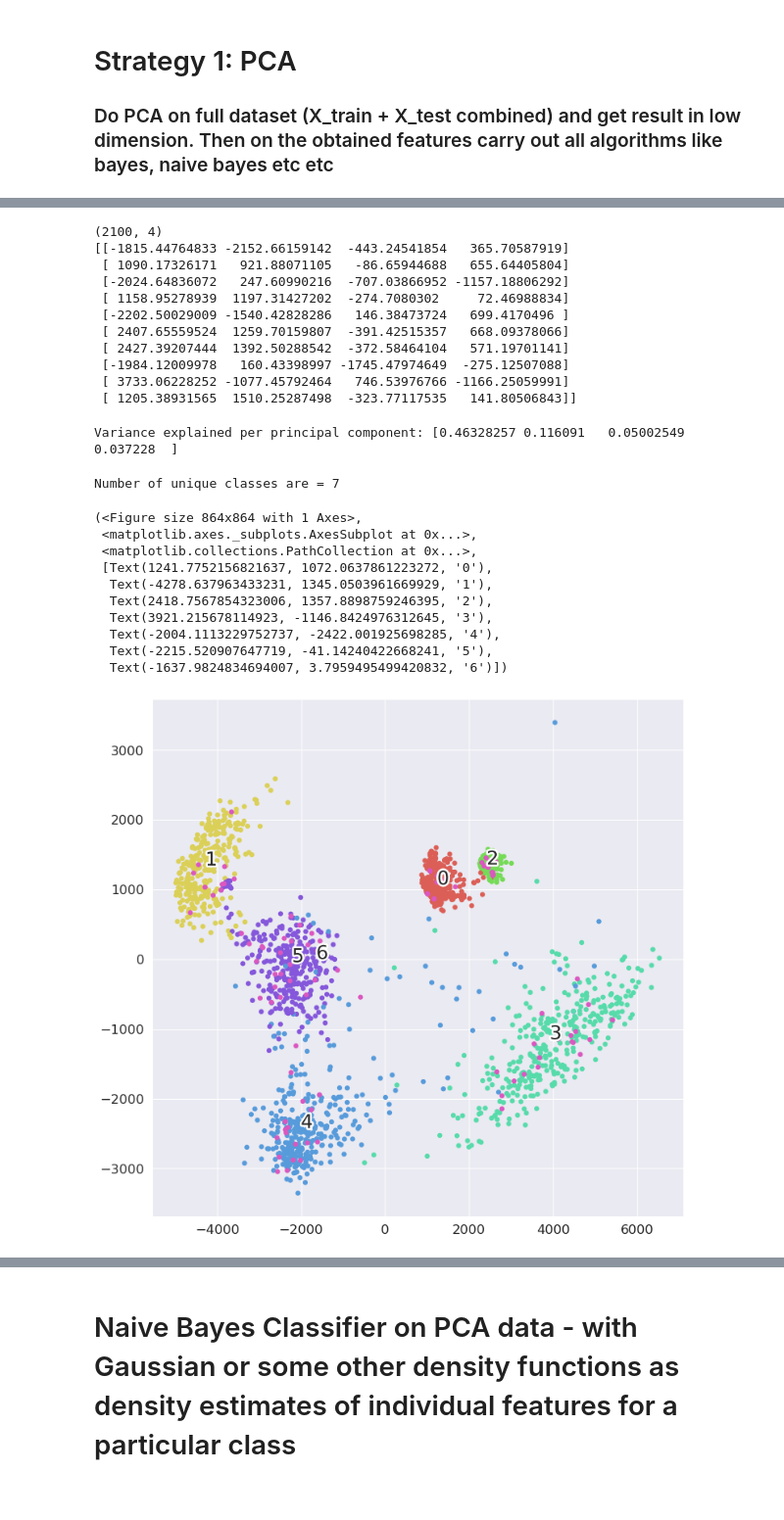
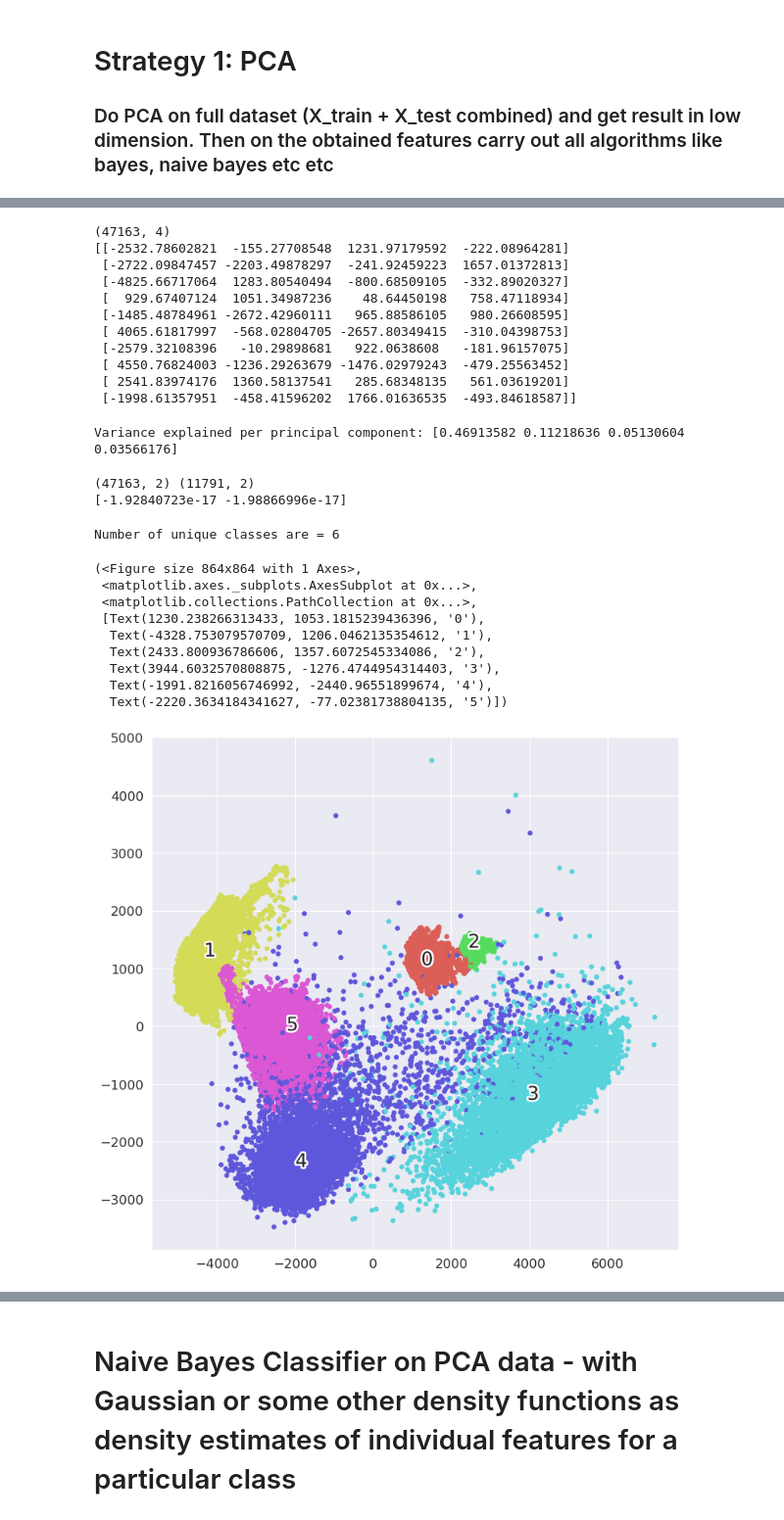
Before and after one commit to HarmanDotpy/ML-Assignment1, a Jupyter notebook: Medical_MNIST.ipynb, the cells around one changed output, grey strips where cells are left out. Shown at 98% size. Saved outputs shown, nothing was run; the diff lists cells and outputs as text; code cells hidden in the pictures.

```diff
--- a/Medical_MNIST.ipynb
+++ b/Medical_MNIST.ipynb
@@ -39,8 +40,10 @@ test = np.load('Medical_test.npy')
 np.random.shuffle(train)
 np.random.shuffle(test)
 #splitting into x and y - for both train and test sets
-X_train, y_train = train[:trainsub, :-1], train[:trainsub, -1]
-X_test, y_test = test[:testsub, :-1], test[:testsub, -1]
+# X_train, y_train = train[:trainsub, :-1], train[:trainsub, -1]
+# X_test, y_test = test[:testsub, :-1], test[:testsub, -1]
+X_train, y_train = train[:, :-1], train[:, -1]
+X_test, y_test = test[:, :-1], test[:, -1]
 # %%
 print(X_train.shape, y_train.shape, X_test.shape, y_test.shape)
 # %% [output]
@@ -224,8 +194,8 @@ time_start = time.time()
 
 pca = PCA(n_components=4)
 # print(X_train.shape)
-assert(np.concatenate((X_train,X_test), axis = 0).shape == (X_test.shape[0]+X_train.shape[0], X_test.shape[1]))
-pca_result = pca.fit_transform(np.concatenate((X_train,X_test), axis = 0))
+# assert(np.concatenate((X_train,X_test), axis = 0).shape == (X_test.shape[0]+X_train.shape[0], X_test.shape[1]))
+pca_result = pca.fit_transform(X_train)
 
 print('PCA done! Time elapsed: {} seconds'.format(time.time()-time_start))
 # %% [output]
@@ -234,17 +204,17 @@ PCA done! Time elapsed: 0.3559145927429199 seconds
 print(pca_result.shape)
 print(pca_result[0:10])
 # %% [output]
-(2100, 4)
-[[-1815.44764833 -2152.66159142  -443.24541854   365.70587919]
- [ 1090.17326171   921.88071105   -86.65944688   655.64405804]
- [-2024.64836072   247.60990216  -707.03866952 -1157.18806292]
- [ 1158.95278939  1197.31427202  -274.7080302     72.46988834]
- [-2202.50029009 -1540.42828286   146.38473724   699.4170496 ]
- [ 2407.65559524  1259.70159807  -391.42515357   668.09378066]
- [ 2427.39207444  1392.50288542  -372.58464104   571.19701141]
- [-1984.12009978   160.43398997 -1745.47974649  -275.12507088]
- [ 3733.06228252 -1077.45792464   746.53976766 -1166.25059991]
- [ 1205.38931565  1510.25287498  -323.77117535   141.80506843]]
+(47163, 4)
+[[-2532.78602821  -155.27708548  1231.97179592  -222.08964281]
+ [-2722.09847457 -2203.49878297  -241.92459223  1657.01372813]
+ [-4825.66717064  1283.80540494  -800.68509105  -332.89020327]
+ [  929.67407124  1051.34987236    48.64450198   758.47118934]
+ [-1485.48784961 -2672.42960111   965.88586105   980.26608595]
+ [ 4065.61817997  -568.02804705 -2657.80349415  -310.04398753]
+ [-2579.32108396   -10.29898681   922.0638608   -181.96157075]
+ [ 4550.76824003 -1236.29263679 -1476.02979243  -479.25563452]
+ [ 2541.83974176  1360.58137541   285.68348135   561.03619201]
+ [-1998.61357951  -458.41596202  1766.01636535  -493.84618587]]
 # %%
 pca_df = pd.DataFrame(columns = ['pca1','pca2','pca3','pca4'])
 
@@ -255,21 +225,41 @@ pca_df['pca4'] = pca_result[:,3]
 
 print('Variance explained per principal component: {}'.format(pca.explained_variance_ratio_))
 # %% [output]
-Variance explained per principal component: [0.46328257 0.116091   0.05002549 0.037228  ]
+Variance explained per principal component: [0.46913582 0.11218636 0.05130604 0.03566176]
+# %%
+#apply the pca transform to the test data
+
+test_pca = pca.transform(X_test)
+
+#we are doing it for 2 pca components only currently
+#we will also normalize the data to make mean 0 and std 1 for the columns
+
+def normalize(x):
+    return (x-x.mean(axis = 0))/(x.std(axis = 0))
+
+X_train_pca = normalize(top_two_comp.values)
+X_test_pca = normalize(test_pca[:,[0,1]])
+
+#NOTE:Y_train and y_test remain same as before
+print(X_train_pca.shape, X_test_pca.shape)
+print(X_train_pca.mean(axis = 0))
+# print(X_train_pca[0:10])
+# %% [output]
+(47163, 2) (11791, 2)
+[-1.92840723e-17 -1.98866996e-17]
 # %%
 top_two_comp = pca_df[['pca1','pca2']] # taking first and second principal component
 
-medical_scatter(top_two_comp.values,np.concatenate((y_train, np.ones(y_test.shape[0])*6),axis = 0)) # Visualizing the PCA outputa
+medical_scatter(top_two_comp.values,y_train) # Visualizing the PCA outputa
 # %% [output]
-Number of unique classes are = 7
+Number of unique classes are = 6
 (<Figure size 864x864 with 1 Axes>,
  <matplotlib.axes._subplots.AxesSubplot at 0x...>,
  <matplotlib.collections.PathCollection at 0x...>,
- [Text(1241.7752156821637, 1072.0637861223272, '0'),
-  Text(-4278.637963433231, 1345.0503961669929, '1'),
-  Text(2418.7567854323006, 1357.8898759246395, '2'),
-  Text(3921.215678114923, -1146.8424976312645, '3'),
-  Text(-2004.1113229752737, -2422.001925698285, '4'),
-  Text(-2215.520907647719, -41.14240422668241, '5'),
-  Text(-1637.9824834694007, 3.7959495499420832, '6')])
+ [Text(1230.238266313433, 1053.1815239436396, '0'),
+  Text(-4328.753079570709, 1206.0462135354612, '1'),
+  Text(2433.800936786606, 1357.6072545334086, '2'),
+  Text(3944.6032570808875, -1276.4744954314403, '3'),
+  Text(-1991.8216056746992, -2440.96551899674, '4'),
+  Text(-2220.3634184341627, -77.02381738804135, '5')])
-[figure, old version]
+[figure, new version]
```
Also changed, not shown: parts of 30 cells of this notebook.
